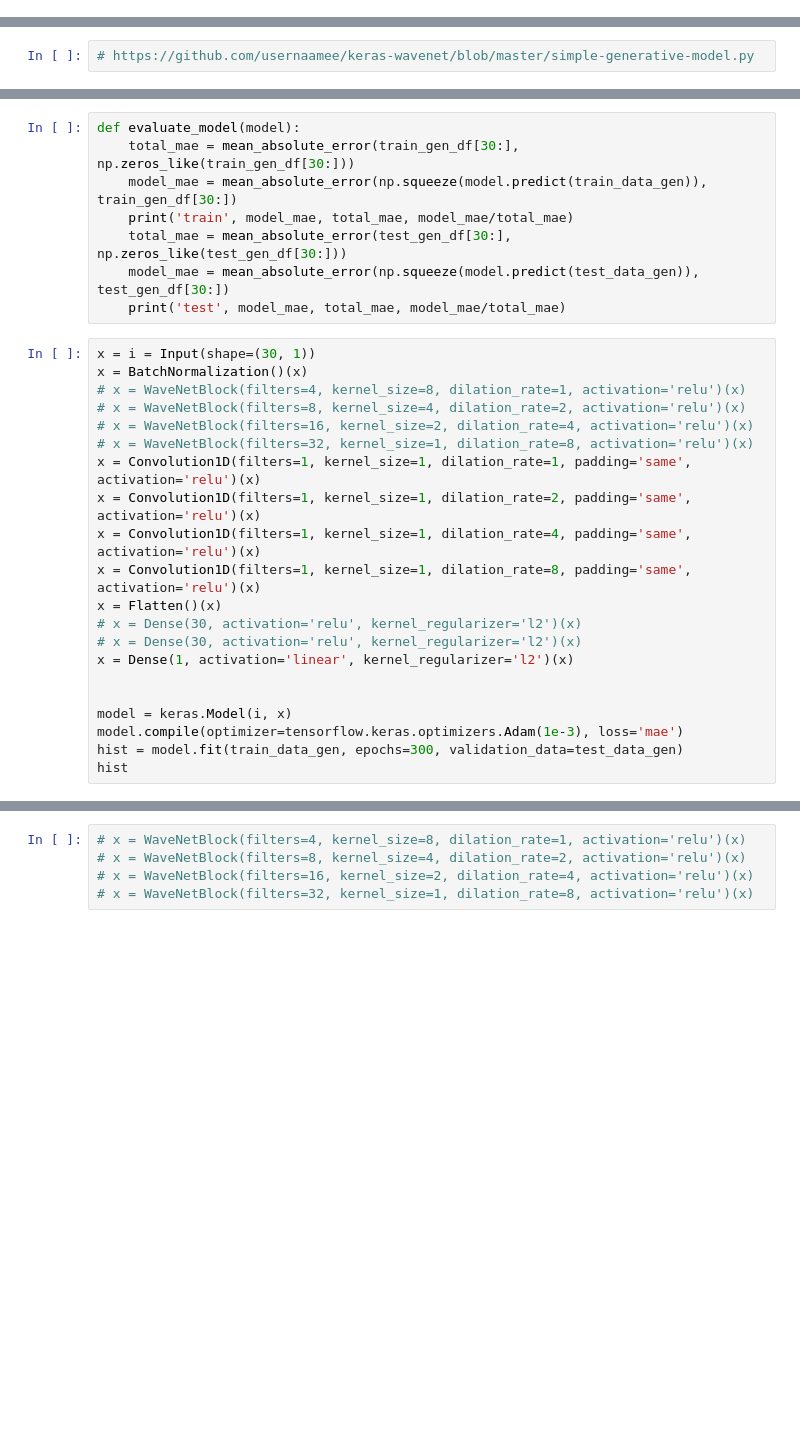
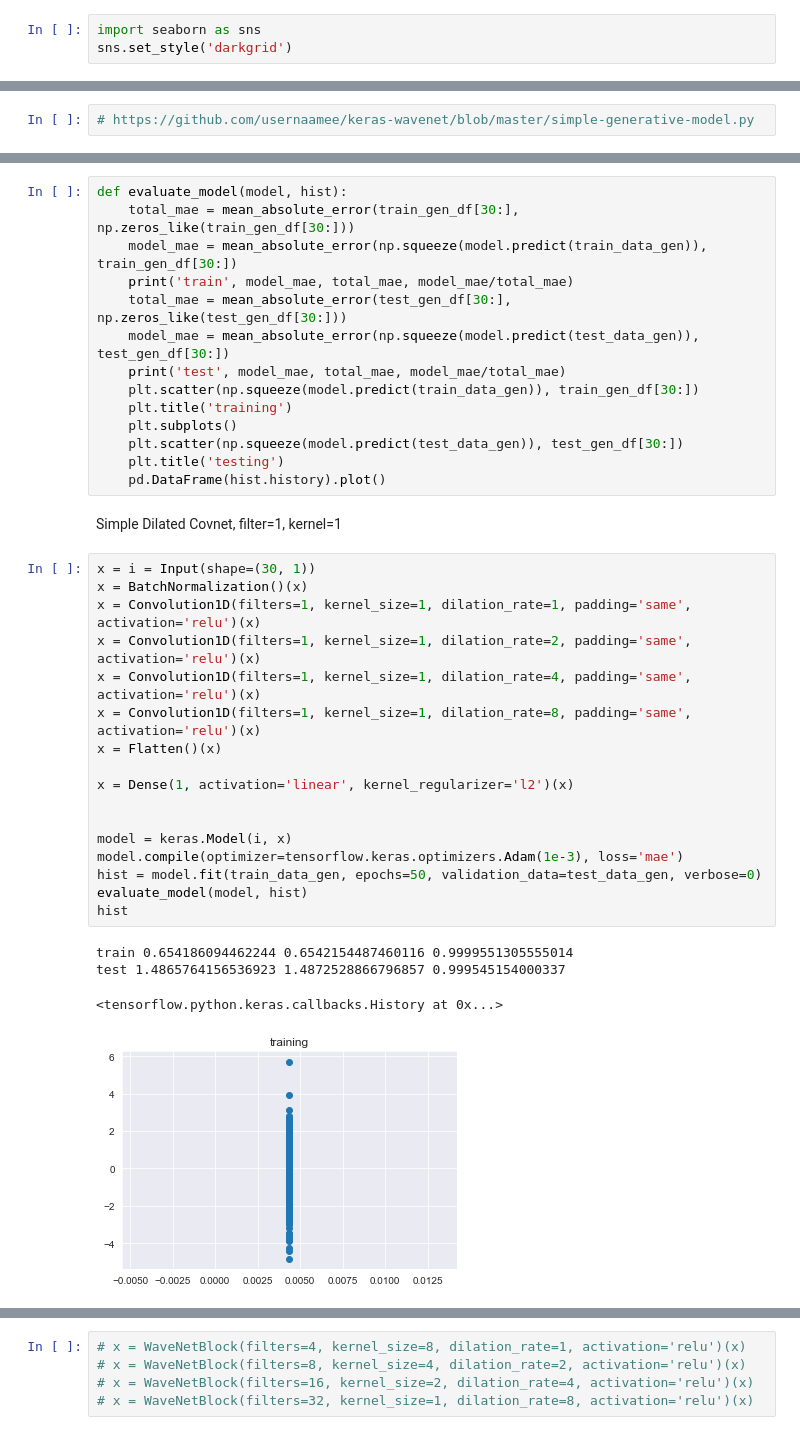
Before and after one commit to navin9292/Google_Wavenet-_Model, a Jupyter notebook: wavenet.ipynb, the cells around one changed output, grey strips where cells are left out. Drawn from its saved outputs; the diff is of its cells as text; blank space fills up the shorter version.

```diff
--- a/wavenet.ipynb
+++ b/wavenet.ipynb
@@ -4,3 +5,6 @@ import numpy as np
+# %%
+import seaborn as sns
+sns.set_style('darkgrid')
 # %%
 from sklearn.metrics import mean_squared_error, mean_absolute_error
 # %%
@@ -70,31 +58,40 @@ def WaveNetBlock(filters, kernel_size, dilation_rate, activation=None):
         return skip_out
     return f
 # %%
-def evaluate_model(model):
+def evaluate_model(model, hist):
     total_mae = mean_absolute_error(train_gen_df[30:], np.zeros_like(train_gen_df[30:]))
     model_mae = mean_absolute_error(np.squeeze(model.predict(train_data_gen)), train_gen_df[30:])
     print('train', model_mae, total_mae, model_mae/total_mae)
     total_mae = mean_absolute_error(test_gen_df[30:], np.zeros_like(test_gen_df[30:]))
     model_mae = mean_absolute_error(np.squeeze(model.predict(test_data_gen)), test_gen_df[30:])
     print('test', model_mae, total_mae, model_mae/total_mae)
+    plt.scatter(np.squeeze(model.predict(train_data_gen)), train_gen_df[30:])
+    plt.title('training')
+    plt.subplots()
+    plt.scatter(np.squeeze(model.predict(test_data_gen)), test_gen_df[30:])
+    plt.title('testing')
+    pd.DataFrame(hist.history).plot()
+# %% [markdown]
+Simple Dilated Covnet, filter=1, kernel=1
 # %%
 x = i = Input(shape=(30, 1))
 x = BatchNormalization()(x)
-# x = WaveNetBlock(filters=4, kernel_size=8, dilation_rate=1, activation='relu')(x)
-# x = WaveNetBlock(filters=8, kernel_size=4, dilation_rate=2, activation='relu')(x)
-# x = WaveNetBlock(filters=16, kernel_size=2, dilation_rate=4, activation='relu')(x)
-# x = WaveNetBlock(filters=32, kernel_size=1, dilation_rate=8, activation='relu')(x)
 x = Convolution1D(filters=1, kernel_size=1, dilation_rate=1, padding='same', activation='relu')(x)
 x = Convolution1D(filters=1, kernel_size=1, dilation_rate=2, padding='same', activation='relu')(x)
 x = Convolution1D(filters=1, kernel_size=1, dilation_rate=4, padding='same', activation='relu')(x)
 x = Convolution1D(filters=1, kernel_size=1, dilation_rate=8, padding='same', activation='relu')(x)
 x = Flatten()(x)
-# x = Dense(30, activation='relu', kernel_regularizer='l2')(x)
-# x = Dense(30, activation='relu', kernel_regularizer='l2')(x)
+
 x = Dense(1, activation='linear', kernel_regularizer='l2')(x)
 
 
 model = keras.Model(i, x)
 model.compile(optimizer=tensorflow.keras.optimizers.Adam(1e-3), loss='mae')
-hist = model.fit(train_data_gen, epochs=300, validation_data=test_data_gen)
+hist = model.fit(train_data_gen, epochs=50, validation_data=test_data_gen, verbose=0)
+evaluate_model(model, hist)
 hist
+# %% [output]
+train 0.654186094462244 0.6542154487460116 0.9999551305555014
+test 1.4865764156536923 1.4872528866796857 0.999545154000337
+<tensorflow.python.keras.callbacks.History at 0x...>
+[figure, added]
```
Also changed, not shown: parts of 17 cells of this notebook.
